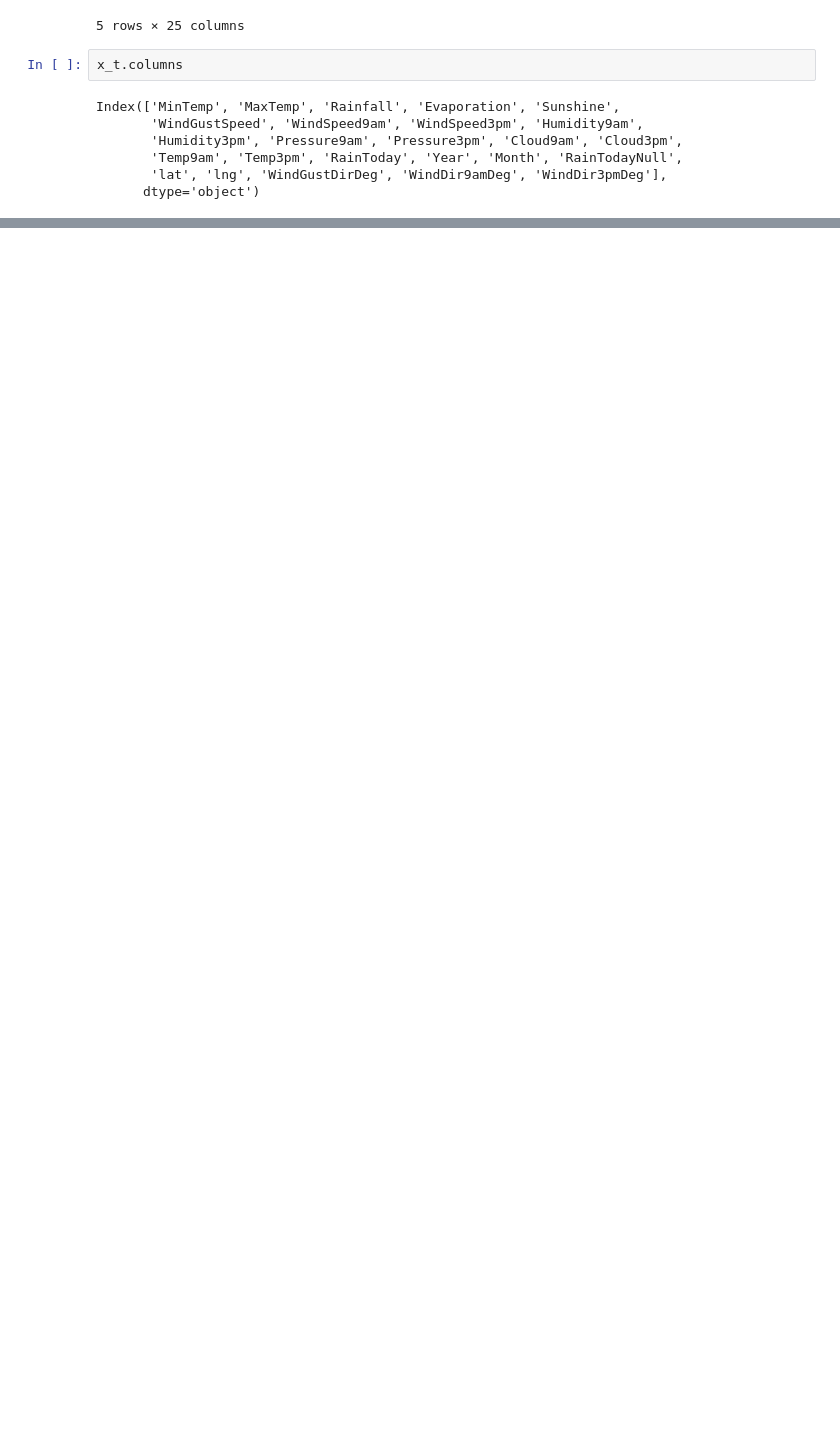
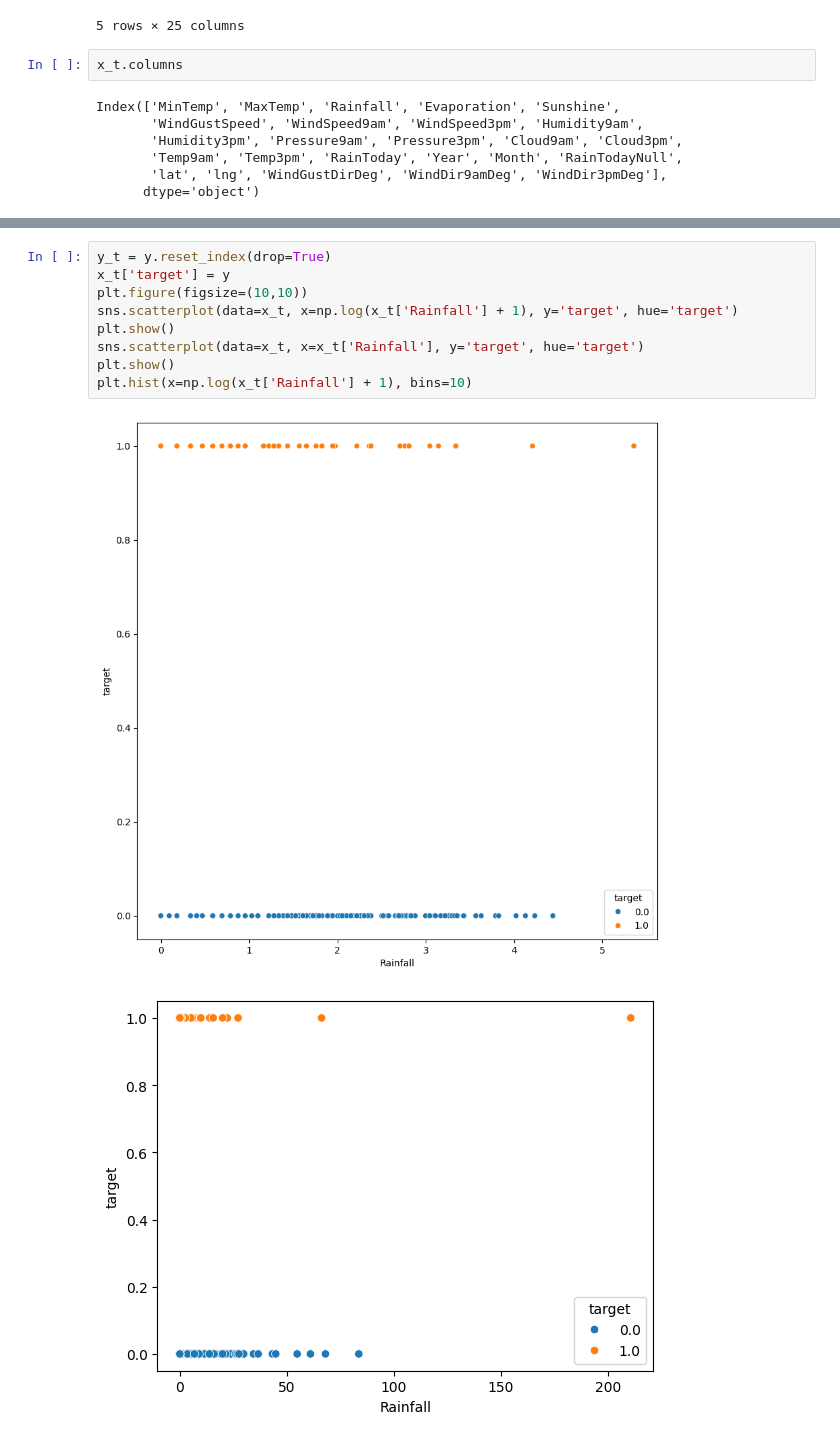
Before and after one commit to LeoCenturion/rain-in-australia, a Jupyter notebook: models/logistic-reg.ipynb, the cells around one changed output, grey strips where cells are left out. Cells and saved outputs as stored; diff of their text form; blank space fills up the shorter version.

```diff
--- a/models/logistic-reg.ipynb
+++ b/models/logistic-reg.ipynb
@@ -551,0 +759,12 @@ Name: target, Length: 11375, dtype: bool
+# %%
+y_t = y.reset_index(drop=True)
+x_t['target'] = y
+plt.figure(figsize=(10,10))
+sns.scatterplot(data=x_t, x=np.log(x_t['Rainfall'] + 1), y='target', hue='target')
+plt.show()
+sns.scatterplot(data=x_t, x=x_t['Rainfall'], y='target', hue='target')
+plt.show()
+plt.hist(x=np.log(x_t['Rainfall'] + 1), bins=10)
+# %% [output]
+[figure, added]
+[figure, added]
```
Also changed, not shown: parts of 30 cells of this notebook, 1 other file.
